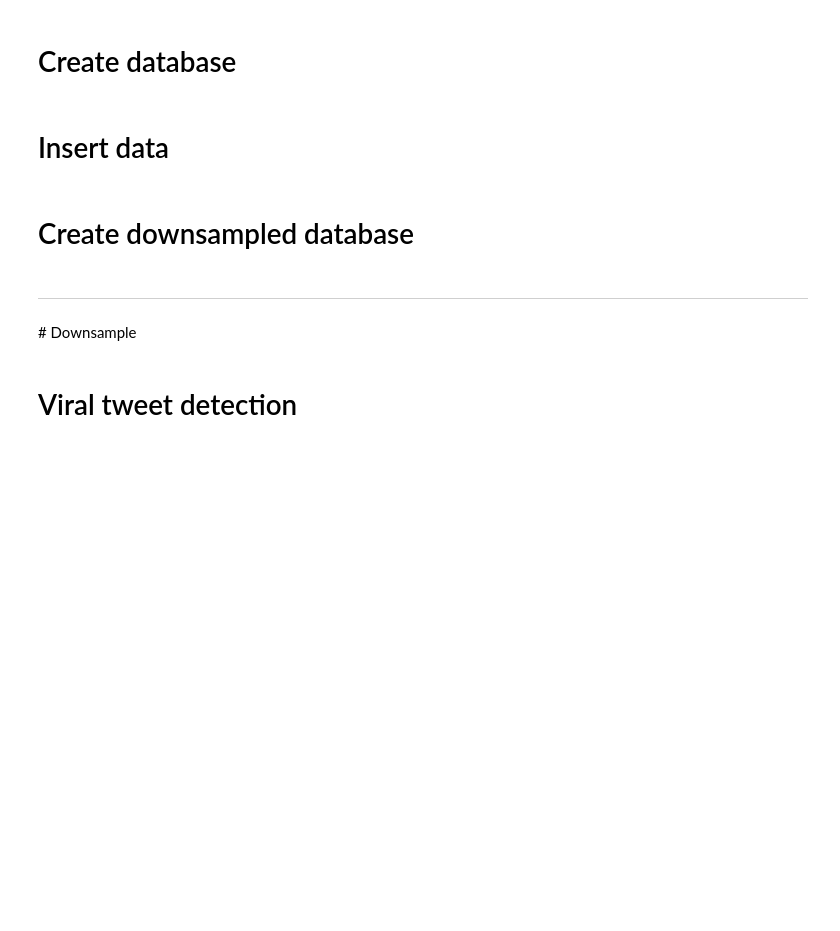
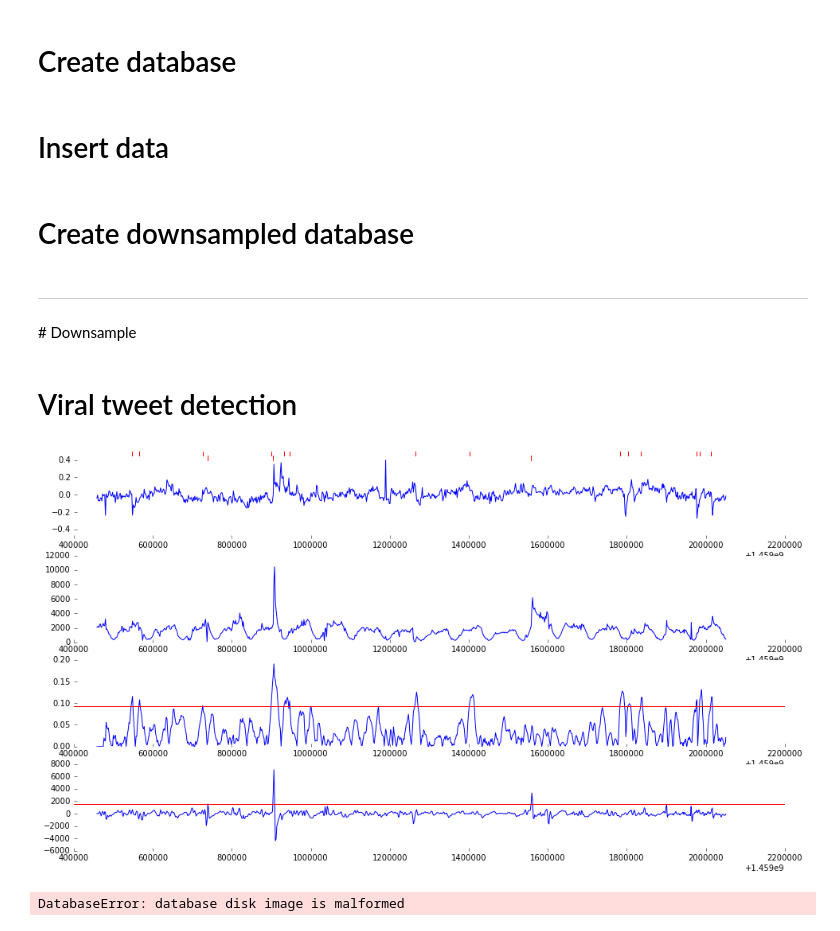
Before and after one commit to HoodPanther/SentimentalWorld, a Jupyter notebook: dev/sqlite test.ipynb, the cells around one changed output. Cells and saved outputs as stored; diff of their text form; code cells hidden in the pictures; blank space fills up the shorter version.

Commit message:
show plots

```diff
--- a/dev/sqlite test.ipynb
+++ b/dev/sqlite test.ipynb
@@ -204,2 +200,0 @@ for candidate in candidates:
-# %%
-candidate = 'sanders'
@@ -244,7 +244,7 @@ def get_peaks(x, threshold):
                 peaking = False
     return np.array(peaks)
 
-candidates = ['sanders', 'trump', 'clinton', 'cruz']
+candidates = ['cruz']
 viral_tweets = {}
 
 for candidate in candidates:
@@ -252,11 +252,14 @@ for candidate in candidates:
     # get downsampled data
     conn = sqlite3.connect(sqlitefile_downsampled)
     c = conn.cursor()
-    c.execute('''SELECT * FROM '''+candidate+''';''')
+    c.execute('''SELECT * FROM '''+candidate+''' WHERE datetime > 1459456469;''')
+    # 1459456469 is the epoch time after which I started recording tweetIDs
     rows = c.fetchall()
     conn.close()
 
     rows = np.array(rows).astype(np.float32)
+
+    data_downsampled = rows.copy()
 
     # calculate derivative of sentiment and tweets per bin
     data_diff = rows.copy()
@@ -268,6 +271,27 @@ for candidate in candidates:
     tps_diff_threshold = np.std(data_diff[:,2])*3
     sentiment_diff_peaks = get_peaks(data_diff[:,[0,1]], sentiment_diff_threshold)
     tps_diff_peaks = get_peaks(data_diff[:,[0,2]], tps_diff_threshold)
+
+    # plot
+    plt.figure(figsize=(16,9))
+    plt.subplot(411)
+    plt.plot(data_downsampled[:,0], data_downsampled[:,1])
+    for p in sentiment_diff_peaks:
+        plt.axvline(x=p[0], ymin=0.95, ymax=1, c='r')
+    for p in tps_diff_peaks:
+        plt.axvline(x=p[0], ymin=0.9, ymax=0.95, c='r')
+    plt.ylim([-0.5,0.5])
+    plt.subplot(412)
+    plt.plot(data_downsampled[:,0], data_downsampled[:,2])
+    plt.subplot(413)
+    plt.plot(data_diff[:,0], data_diff[:,1])
+    plt.axhline(y=sentiment_diff_threshold, c='r')
+    plt.subplot(414)
+    plt.plot(data_diff[:,0], data_diff[:,2])
+    plt.axhline(y=tps_diff_threshold, c='r')
+    hide_spines()
+    # plt.tight_layout()
+    plt.show()
 
     # find most common tweetID of each peak
     peaks = np.sort(np.vstack((sentiment_diff_peaks, tps_diff_peaks)), axis=0)
@@ -278,33 +302,36 @@ for candidate in candidates:
         # get most common tweetID during the peak
         conn = sqlite3.connect(sqlitefile)
         c = conn.cursor()
         c.execute('''
         SELECT datetime, tweetID FROM '''+candidate+'''
         WHERE datetime > '''+str('%f' % p[0])+'''
         AND datetime < '''+str('%f' % p[1])+''';
         ''')
         rows = c.fetchall()
         conn.close()
 
         rows = np.array(rows)
 
         if len(rows) < 1:
             continue
 
         (values,counts) = np.unique(rows[:,1],return_counts=True)
         ind=np.argmax(counts)
         top_tweet = values[ind]
 
         if top_tweet == None:
             continue
 
         # check if same tweet as previous peak
         if prev_top_tweet and top_tweet == prev_top_tweet:
             continue
         prev_top_tweet = top_tweet
         top_tweets.append({'datetime': int(np.mean(p)), 'tweetID': top_tweet})
 
     viral_tweets[candidate] = top_tweets
+# %% [output]
+[figure, added]
+DatabaseError: database disk image is malformed
 # %%
 with open('viraltweets.json', 'w') as f:
     json.dump(viral_tweets, f, indent=4)
```
Also changed, not shown: parts of 5 cells of this notebook.
